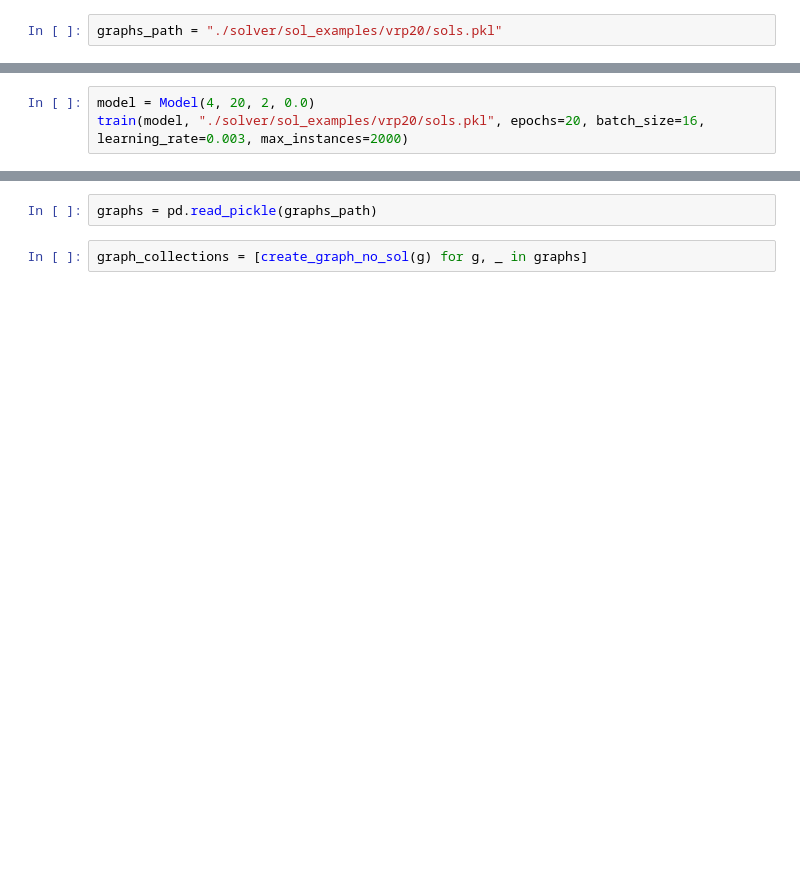
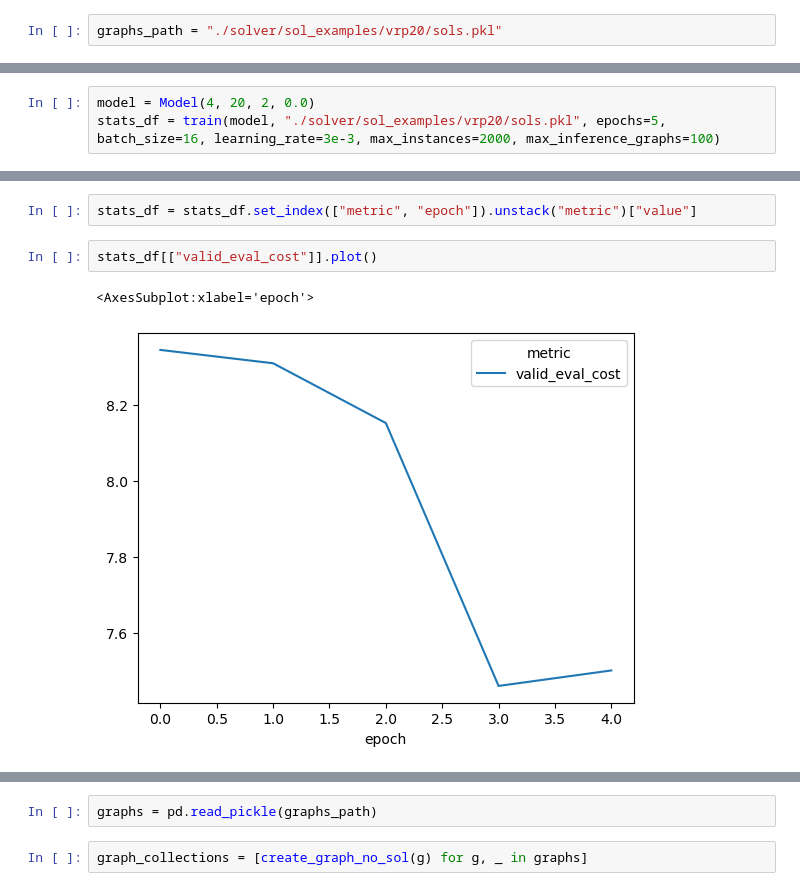
Before and after one commit to robgarct/cs224w, a Jupyter notebook: testing_end_to_end.ipynb, the cells around one changed output, grey strips where cells are left out. Drawn from its saved outputs; the diff is of its cells as text; blank space fills up the shorter version.

```diff
--- a/testing_end_to_end.ipynb
+++ b/testing_end_to_end.ipynb
@@ -19,4 +21,4 @@ train_dl, valid_dl, valid_unsolved = get_data_loaders(graphs_path, batch_size=5,
 # %%
 model = Model(4, 20, 2, 0.0)
-train(model, "./solver/sol_examples/vrp20/sols.pkl", epochs=20, batch_size=16, learning_rate=0.003, max_instances=2000)
+stats_df = train(model, "./solver/sol_examples/vrp20/sols.pkl", epochs=5, batch_size=16, learning_rate=3e-3, max_instances=2000, max_inference_graphs=100)
 # %% [output]
@@ -47,0 +35,7 @@ Valid 11 - loss:0.9390, acc:0.6907, eval_avg_cost:7.4481
+# %%
+stats_df = stats_df.set_index(["metric", "epoch"]).unstack("metric")["value"]
+# %%
+stats_df[["valid_eval_cost"]].plot()
+# %% [output]
+<AxesSubplot:xlabel='epoch'>
+[figure, added]
```
Also changed, not shown: parts of 64 cells of this notebook, 2 other files.
